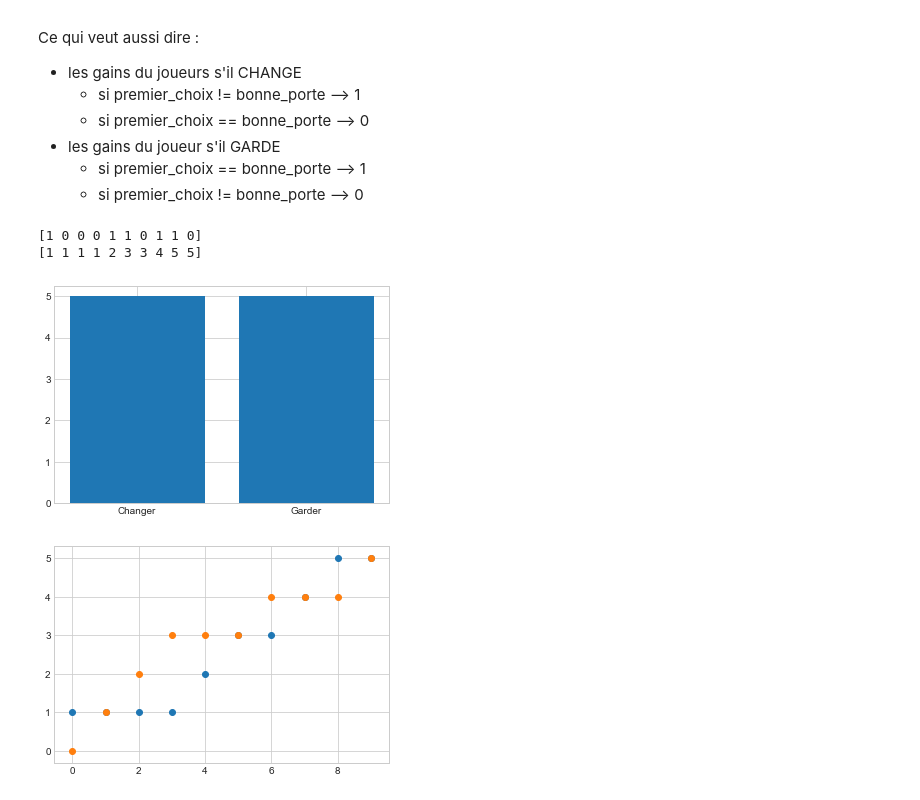
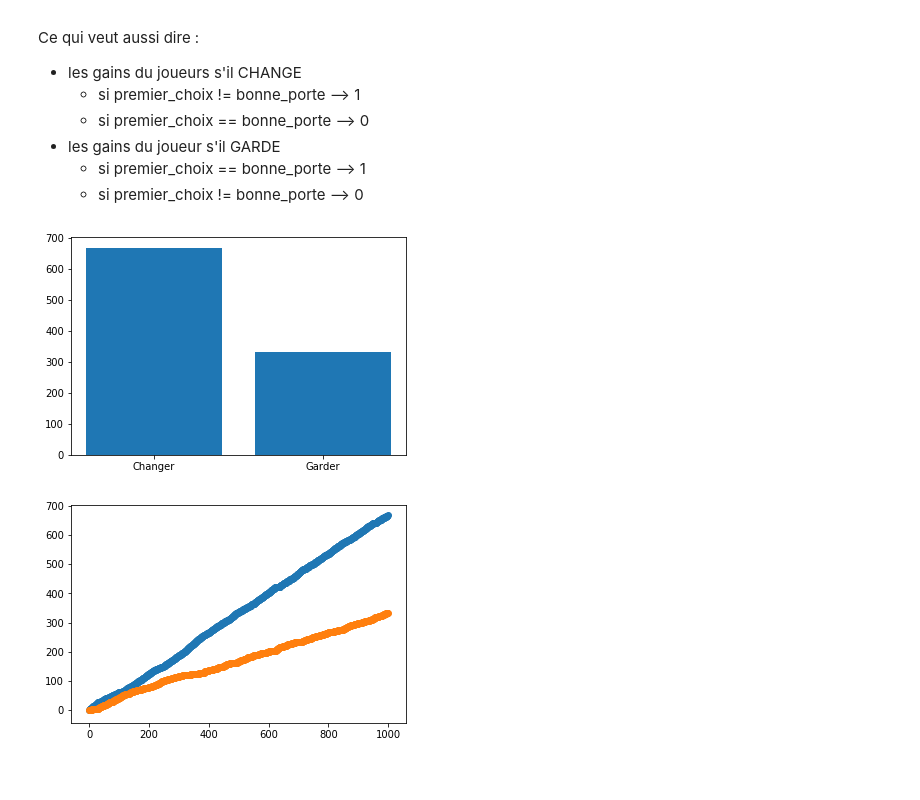
Before and after one commit to Rezzas/ocr_projet2, a Jupyter notebook: 0.5. - Apprentissage - Data Science.ipynb, the cells around one changed output. Cells and saved outputs as stored; diff of their text form; code cells hidden in the pictures.

```diff
--- a/0.5. - Apprentissage - Data Science.ipynb
+++ b/0.5. - Apprentissage - Data Science.ipynb
@@ -308,33 +309,31 @@ Ce qui veut aussi dire :
 # %%
 import numpy as np
 %matplotlib inline
 import matplotlib.pyplot as plt
 
-N_TRIALS = 10
+N_TRIALS = 1000
 
 prizes = np.random.randint(0,3, size=(N_TRIALS))
 first_choices = np.random.randint(0,3, size=(N_TRIALS))
 
 # les gains du joueurs s'il CHANGE
 #    si premier_choix != bonne_porte --> 1
 #    si premier_choix == bonne_porte --> 0
 switching_player_gains = (prizes!=first_choices).astype(int) # remplace True par 1 et False par 0
 
 
 # les gains du joueur s'il GARDE
 #    si premier_choix == bonne_porte --> 1
 #    si premier_choix != bonne_porte --> 0
 keeping_player_gains = (prizes==first_choices).astype(int)
 
 plot = plt.bar([1,2],[switching_player_gains.sum(), keeping_player_gains.sum()],tick_label=["Changer","Garder"])
 
 figure = plt.figure()
 # la fonction cumsum() cumule chaque valeur de la liste aur fur et à mesure
 # autrement la liste ne contient que des 0 et 1
 plot = plt.scatter(range(N_TRIALS), switching_player_gains.cumsum())
 plot = plt.scatter(range(N_TRIALS), keeping_player_gains.cumsum())
 # %% [output]
-[1 0 0 0 1 1 0 1 1 0]
-[1 1 1 1 2 3 3 4 5 5]
-[figure, old version]
+[figure, new version]
-[figure, old version]
+[figure, new version]
```
Also changed, not shown: parts of 1 cell of this notebook, 1 other file.
